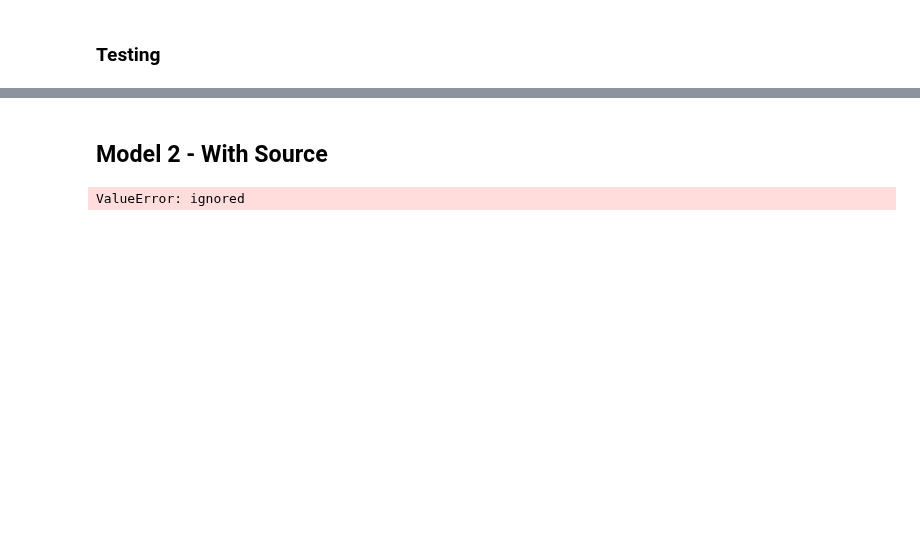
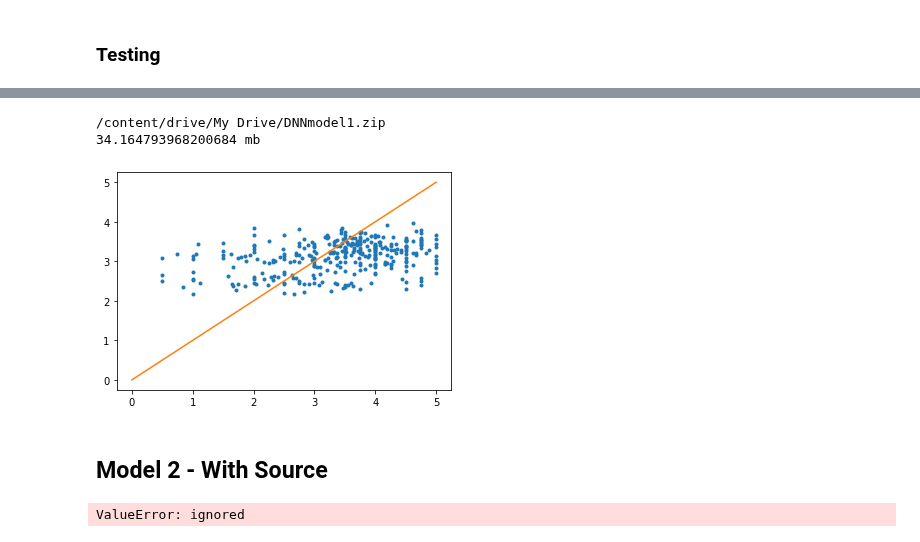
Before and after one commit to fagan2888/tweet-url-relationships, a Jupyter notebook: notebooks/DNN BiLSTM - Colab Muf.ipynb, the cells around one changed output, grey strips where cells are left out. Saved outputs shown, nothing was run; the diff lists cells and outputs as text; code cells hidden in the pictures; blank space fills up the shorter version.

```diff
--- a/notebooks/DNN BiLSTM - Colab Muf.ipynb
+++ b/notebooks/DNN BiLSTM - Colab Muf.ipynb
@@ -389,4 +388,4 @@ plot(history)
 # %% [markdown]
 ### Testing
 # %%
-model1_best = tf.keras.models.load_model('model-e013.ckpt')
+model1_best = tf.keras.models.load_model('model-e031.ckpt')
@@ -403,0 +394,14 @@ tf.Tensor(0.9644372, shape=(), dtype=float32)
+# %%
+pred1 = model1_best.predict(x=padded_test)
+pred_arr = [p[0] for p in pred1]
+
+d = np.subtract(np.array(pred_arr),y_test_std)
+test_mse = np.mean(np.square(d))
+test_rmse = np.sqrt(test_mse)
+test_mae = np.mean(abs(d))
+test_pearsonr = stats.pearsonr(y_test_std, pred_arr)
+
+print("Test Results on best model epoch")
+print("RMSE:",test_rmse)
+print("MAE:",test_mae)
+print("Pearson R & P-value:",test_pearsonr)
@@ -404,3 +422,24 @@ tf.Tensor(0.9644372, shape=(), dtype=float32)
+# %%
+import shutil
+#zip
+if not os.path.exists('/content/drive/My Drive/DNNmodel1.zip'):
+  model1_archive = shutil.make_archive('/content/drive/My Drive/DNNmodel1', 'zip', '/content/model-e031.ckpt')
+  print(model1_archive)
+  print(os.path.getsize(model1_archive)/1048576,"mb")
+else:
+  print('Zip archive exists')
+# %% [output]
+/content/drive/My Drive/DNNmodel1.zip
+34.164793968200684 mb
+# %%
+# Test Data Prediction
+plt.plot(y_test_std, pred_arr, '.')
+# plot a line, a perfit predict would all fall on this line
+x = np.linspace(0, 5)
+plt.plot(x, x)
+plt.show()
+# %% [output]
+[figure, added]
 # %% [markdown]
 ## Model 2 - With Source
 # %%
```
Also changed, not shown: parts of 11 cells of this notebook.
